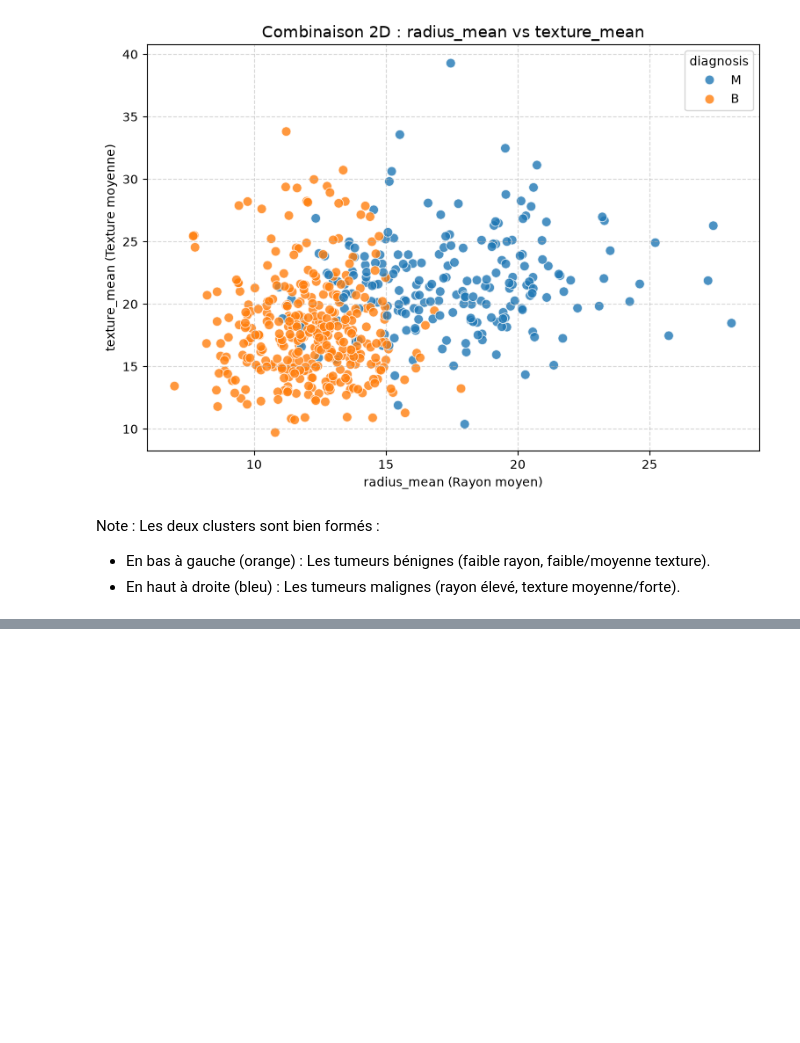
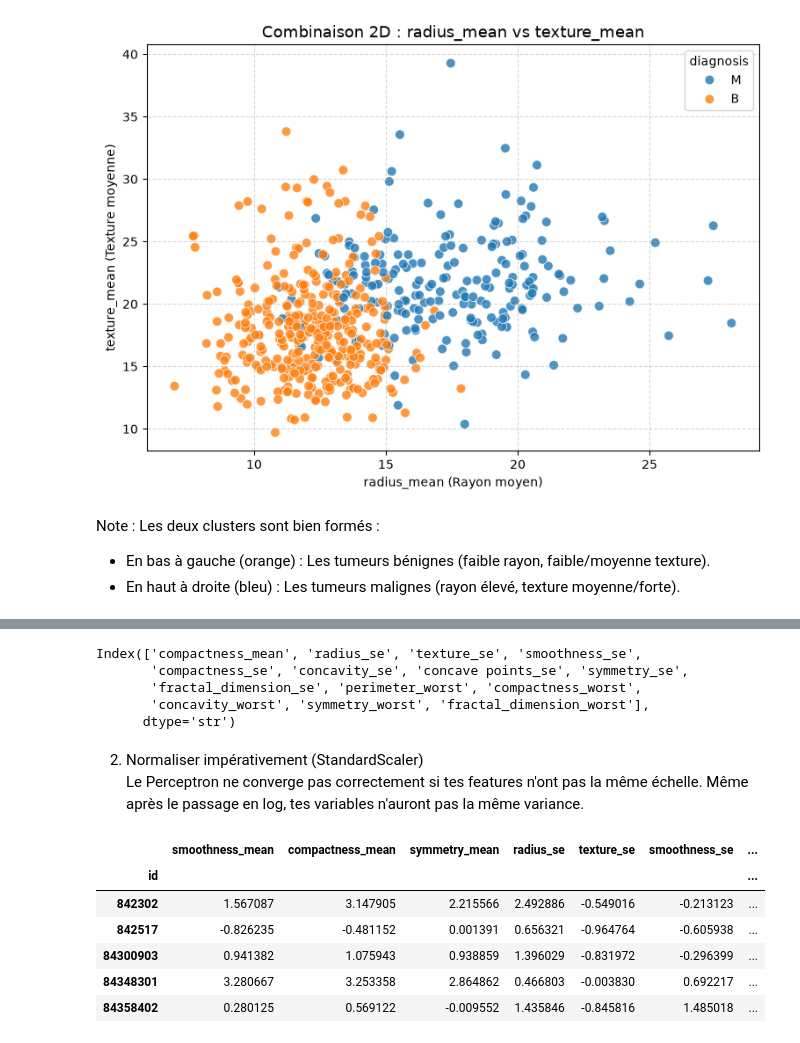
Before and after one commit to philippelaurens/building-perceptron, a Jupyter notebook: notebooks/eda.ipynb, the cells around one changed output, grey strips where cells are left out. Cells and saved outputs as stored; diff of their text form; code cells hidden in the pictures; blank space fills up the shorter version.

```diff
--- a/notebooks/eda.ipynb
+++ b/notebooks/eda.ipynb
@@ -387,0 +574,2 @@ def feature_collinearity(X: pd.DataFrame, threshold: float = 0.8):
+# %%
+df_cleaned = remove_collinear_features(df, target_col='diagnosis', threshold=0.90)
@@ -433,0 +679,36 @@ Note : Les deux clusters sont bien formés :
+# %%
+cols_to_log
+# %% [output]
+Index(['compactness_mean', 'radius_se', 'texture_se', 'smoothness_se',
+       'compactness_se', 'concavity_se', 'concave points_se', 'symmetry_se',
+       'fractal_dimension_se', 'perimeter_worst', 'compactness_worst',
+       'concavity_worst', 'symmetry_worst', 'fractal_dimension_worst'],
+      dtype='str')
+# %% [markdown]
+2. Normaliser impérativement (StandardScaler)
+Le Perceptron ne converge pas correctement si tes features n'ont pas la même échelle. Même après le passage en log, tes variables n'auront pas la même variance.
+# %%
+# 1. Copie du DataFrame de travail
+X = df_cleaned.drop(columns=['diagnosis']).copy()
+
+# 2. Identification des colonnes asymétriques (skewness > 0.75)
+cols_to_log = X.skew().loc[lambda x: x > 0.75].index
+
+# 3. Application du Log1p uniquement sur ces colonnes
+X[cols_to_log] = np.log1p(X[cols_to_log])
+
+# 4. Normalisation StandardScaler (Z-score) sur TOUTES les features
+mean = X.mean(axis=0)
+std = X.std(axis=0)
+
+X_scaled = (X - mean) / std
+# %%
+X_scaled.head(5)
+# %% [output]
+|  | smoothness_mean | compactness_mean | symmetry_mean | radius_se | texture_se | smoothness_se | ... |
+| id |  |  |  |  |  |  | ... |
+| 842302 | 1.567087 | 3.147905 | 2.215566 | 2.492886 | -0.549016 | -0.213123 | ... |
+| 842517 | -0.826235 | -0.481152 | 0.001391 | 0.656321 | -0.964764 | -0.605938 | ... |
+| 84300903 | 0.941382 | 1.075943 | 0.938859 | 1.396029 | -0.831972 | -0.296399 | ... |
+| 84348301 | 3.280667 | 3.253358 | 2.864862 | 0.466803 | -0.003830 | 0.692217 | ... |
+| 84358402 | 0.280125 | 0.569122 | -0.009552 | 1.435846 | -0.845816 | 1.485018 | ... |
```
Also changed, not shown: parts of 27 cells of this notebook.
